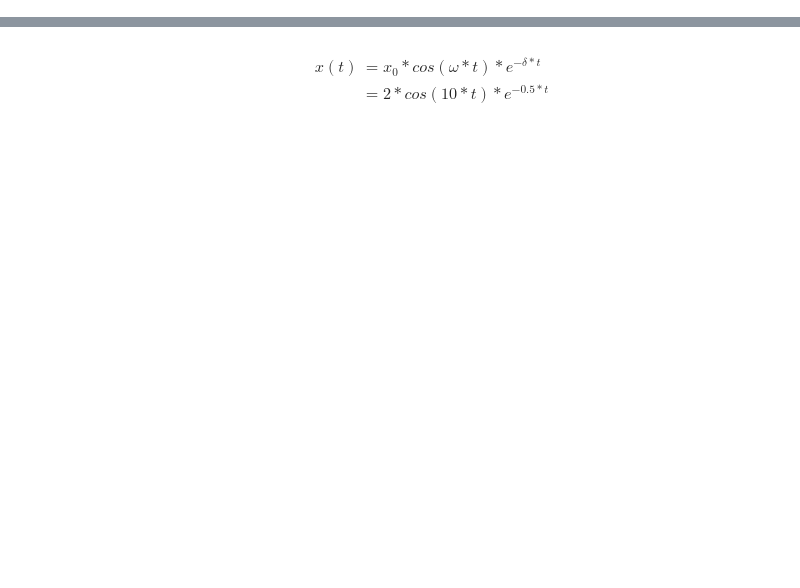
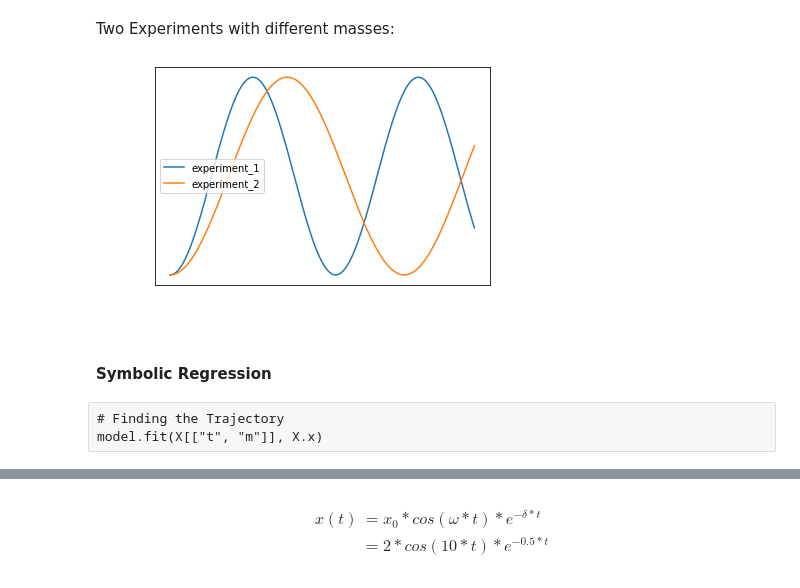
Before and after one commit to Habiger/AML_Projekt, a Jupyter notebook: test.ipynb, the cells around one changed output, grey strips where cells are left out. Drawn from its saved outputs; the diff is of its cells as text; code cells hidden in the pictures; blank space fills up the shorter version.

```diff
--- a/test.ipynb
+++ b/test.ipynb
@@ -12,0 +21,12 @@ warnings.filterwarnings('ignore')
+# %%
+def make_experiment_dataset(t, m, k, func, label):
+    x = func(t, k, m)
+    #ddx_ddt, dx_dt, x, t = compute_2nd_derivative(x, t)
+
+    dx_dt = np.gradient(x, t)
+    ddx_ddt = np.gradient(dx_dt, t)
+
+    X = pd.DataFrame(data= np.array([x, t, ddx_ddt, dx_dt]).T, columns=["x", "t", "ddx_ddt", "dx_dt"])
+    X["m"] = m
+    X["label"] = label
+    return X
@@ -12,0 +50,7 @@ warnings.filterwarnings('ignore')
+# %%
+def osc(t, k, m):
+    omega = np.sqrt(k/m)
+    x = -np.cos(omega*t)
+    return x
+# %% [markdown]
+Two Experiments with different masses:
@@ -12,0 +68,10 @@ warnings.filterwarnings('ignore')
+# %%
+plt.plot( X1.t, X1.x, label = "experiment_1")
+plt.plot( X2.t, X2.x, label = "experiment_2")
+plt.xlabel("t")
+plt.ylabel("x")
+plt.legend();
+# %% [output]
+[figure, added]
+# %% [markdown]
+#### Symbolic Regression
@@ -12,0 +106,3 @@ warnings.filterwarnings('ignore')
+# %% [raw]
+# Finding the Trajectory
+model.fit(X[["t", "m"]], X.x)
```
Also changed, not shown: parts of 17 cells of this notebook.
